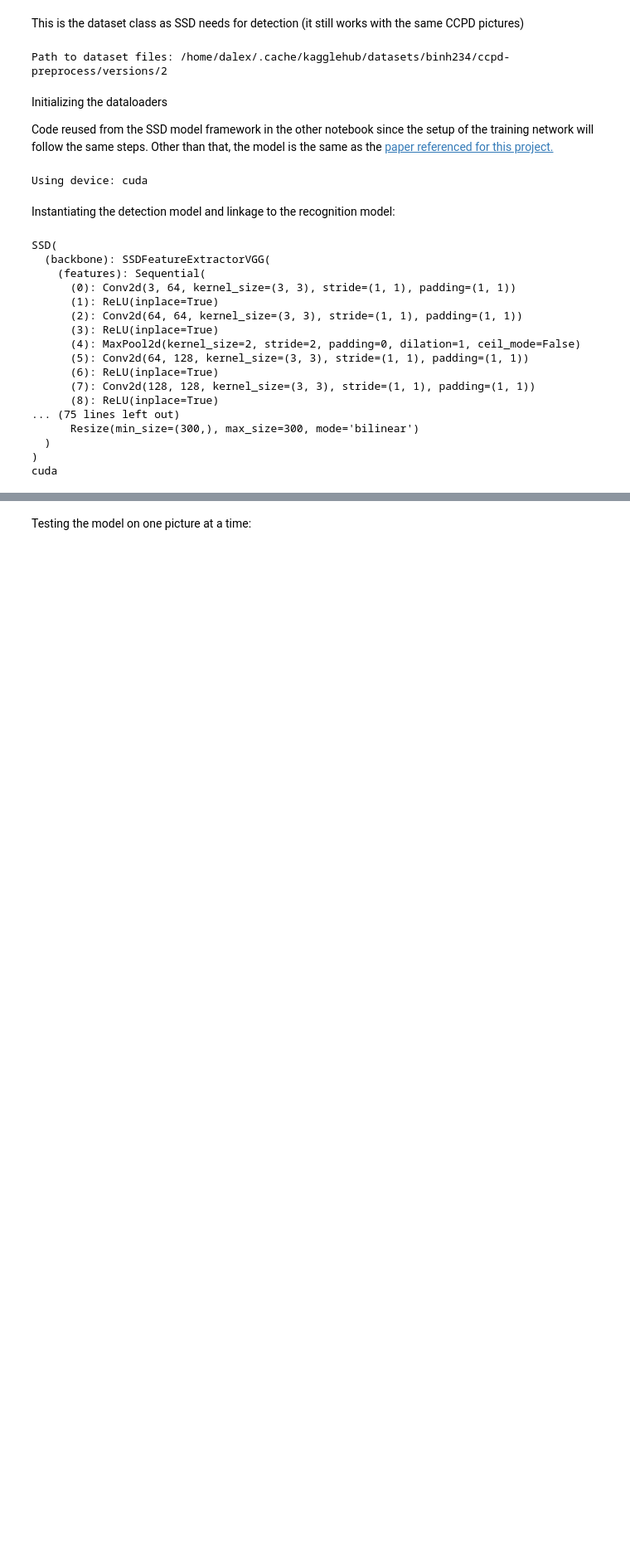
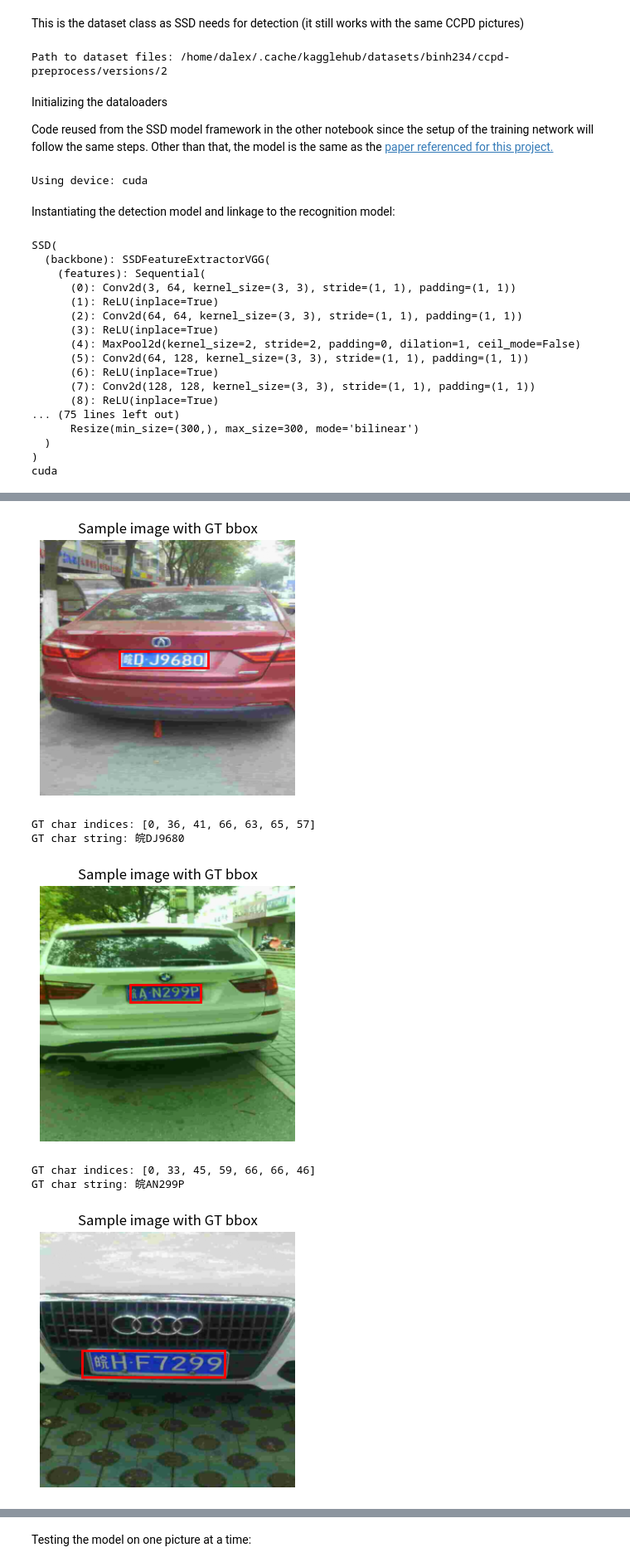
Before and after one commit to andrea-dalessio/CVProject4_final, a Jupyter notebook: detection_+_pdl_pr(not yet_trained)_new_ccpd_.ipynb, the cells around one changed output, grey strips where cells are left out. Shown at 83% size. Cells and saved outputs as stored; diff of their text form; code cells hidden in the pictures; blank space fills up the shorter version.

```diff
--- a/detection_+_pdl_pr(not yet_trained)_new_ccpd_.ipynb
+++ b/detection_+_pdl_pr(not yet_trained)_new_ccpd_.ipynb
@@ -378,8 +378,8 @@ province_to_all_idx = [all_characters.index(char) for char in provinces]
 alphabet_to_all_idx = [all_characters.index(char) for char in alphabets]
 ads_to_all_idx = [all_characters.index(char) for char in ads]
 
-def decode_sequence(indices, all_characters): #The function needed to return the character sequence from the indices
-    return ''.join([all_characters[i] for i in indices if i < len(all_characters)])
+def decode_sequence(indices, all_characters):
+    return ''.join([all_characters[i] for i in indices if i < len(all_characters) and i != pad_token_id])
 
 char_to_idx = {char: idx for idx, char in enumerate(all_characters)}
 idx_to_char = {idx: char for char, idx in char_to_idx.items()}
@@ -1180,14 +1168,37 @@ PDLPR(
 def collate_dicttargets(batch):
     images, targets = list(zip(*batch))
     return list(images), list(targets)
+# %%
+def inspect_batch(train_loader, all_characters, idx_to_char):
+    batch = next(iter(train_loader))
+    images, targets = batch
+    print(f"Batch size: {len(images)}")
+    for i in range(min(3, len(images))):  # Show up to 3 samples
+        img = images[i]
+        target = targets[i]
+        # Show image
+        img_np = img.permute(1,2,0).cpu().numpy()
+        img_np = (img_np * 0.5 + 0.5).clip(0,1)
+        plt.figure(figsize=(4,4))
+        plt.imshow(img_np)
+        # Draw bbox
+        box = target['boxes'][0].cpu().numpy()
+        x1, y1, x2, y2 = box
+        plt.gca().add_patch(plt.Rectangle((x1, y1), x2-x1, y2-y1, fill=False, color='red', linewidth=2))
+        plt.title("Sample image with GT bbox")
+        plt.axis('off')
+        plt.show()
+        # Print char sequence
+        char_indices = target['charas'][0].cpu().tolist()
+        char_str = ''.join([idx_to_char[idx] for idx in char_indices])
+        print(f"GT char indices: {char_indices}")
+        print(f"GT char string: {char_str}")
 # %%
-detector.to(device)
-recognizer.to(device)
-model = SSD_PDLPR(detector, recognizer).to(device)
-optimizer = torch.optim.Adam(model.parameters(), lr=1e-4)
-train_loader = torch.utils.data.DataLoader(train_dataset, batch_size=8, shuffle=True, collate_fn=collate_dicttargets, num_workers=2)
-val_loader = torch.utils.data.DataLoader(val_dataset, batch_size=8, shuffle=True, collate_fn=collate_dicttargets)
-num_epochs = 2
+optimizer = torch.optim.Adam(model.parameters(), lr=0.001)
+train_loader = torch.utils.data.DataLoader(train_dataset, batch_size=16, shuffle=True, collate_fn=collate_dicttargets, num_workers=2)
+val_loader = torch.utils.data.DataLoader(val_dataset, batch_size=16, shuffle=True, collate_fn=collate_dicttargets)
+inspect_batch(train_loader, all_characters, idx_to_char)
+num_epochs = 5
 for epoch in range(num_epochs):
     model.train()
     total_loss = 0
@@ -1201,7 +1212,7 @@ for epoch in range(num_epochs):
         images = torch.stack(images).to(device)
         targets = [{k: v.to(device) for k, v in t.items()} for t in targets]
 
-        logits, gt_charseqs, loss_dict = model(images, targets)
+        logits, gt_charseqs, loss_dict = model(images, targets)[:3]
 
         if logits is not None and gt_charseqs is not None:
             decoder_input = gt_charseqs[:, :-1]
@@ -1218,7 +1229,7 @@ for epoch in range(num_epochs):
         optimizer.zero_grad()
         total_batch_loss.backward()
         optimizer.step()
-
+        total_loss += total_batch_loss.item()
         if step % 500 == 0:
             print(f"  Step {step} | Loss: {sum(loss_dict.values()).item():.4f}")
 
@@ -1244,0 +1240,7 @@ Epoch 2 - Loss: 0.0000
+[figure, added]
+GT char indices: [0, 36, 41, 66, 63, 65, 57]
+GT char string: 皖DJ9680
+[figure, added]
+GT char indices: [0, 33, 45, 59, 66, 66, 46]
+GT char string: 皖AN299P
+[figure, added]
```
Also changed, not shown: parts of 10 cells of this notebook, 4 other files.
